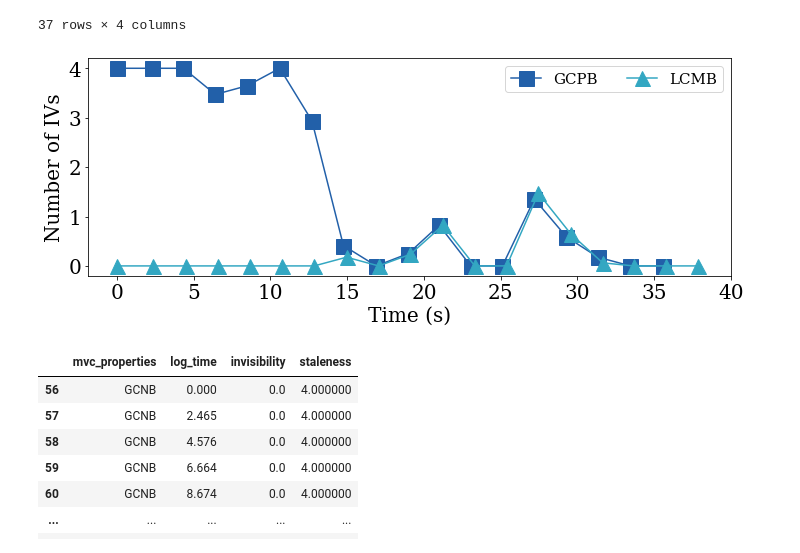
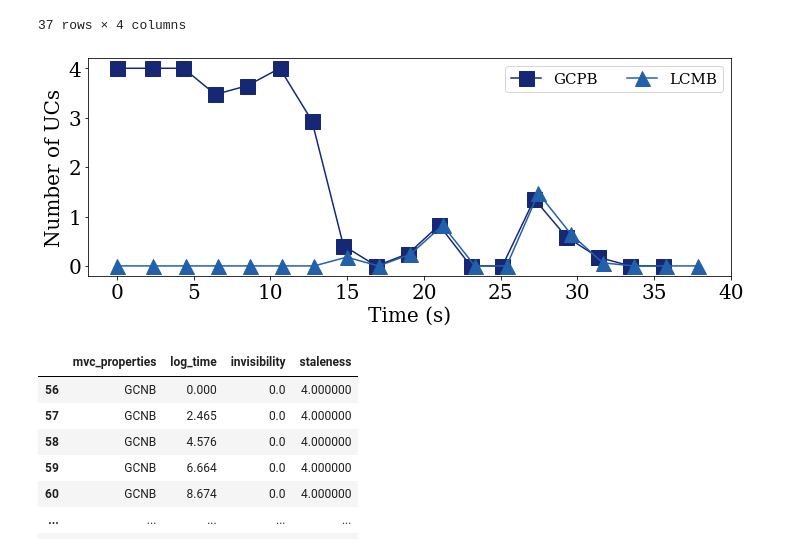
Before and after one commit to transactional-panorama/TP, a Jupyter notebook: superset/ace_driver/test_suite/notebooks/summarize_results.ipynb, the cells around one changed output. Drawn from its saved outputs; the diff is of its cells as text; code cells hidden in the pictures.

```diff
--- a/superset/ace_driver/test_suite/notebooks/summarize_results.ipynb
+++ b/superset/ace_driver/test_suite/notebooks/summarize_results.ipynb
@@ -97,11 +97,11 @@ def read_raw_data_by_dir_name(result_home, dim_one, dim_two):
 import matplotlib.cm as cm
 from matplotlib import rcParams
 GRAPH_COLOR = cm.YlGnBu
-mvc_color_dict = {"ICNB": GRAPH_COLOR(60),
-              "GCNB": GRAPH_COLOR(90),
-              "LCMB": GRAPH_COLOR(140),
-              "GCPB": GRAPH_COLOR(190),
-              "LCNB": GRAPH_COLOR(240)}
+mvc_color_dict = {"ICNB": GRAPH_COLOR(90),
+              "GCNB": GRAPH_COLOR(140),
+              "LCMB": GRAPH_COLOR(190),
+              "GCPB": GRAPH_COLOR(240),
+              "LCNB": GRAPH_COLOR(300)}
 def to_color(mvc):
     return color_dict[mvc]
 
@@ -123,7 +123,7 @@ config_name_dict = {
     vp_shift_str: "Shift Step",
     iv_str: "Invisibility (s)",
     sl_str: "Staleness (s)",
-    k_str: "Number of IVs Relaxed"
+    k_str: "Number of UCs Relaxed"
 }
 
 # mapping to the names we want to use in the plots
@@ -790,32 +835,32 @@ iv_df
 # %%
 trace_fig_size = (fig_width+2, fig_height-1)
 pdf_path = f'{notebook_home}/trace_iv.pdf'
 log_time_label = "Time (s)"
-iv_label = "Number of IVs"
+iv_label = "Number of UCs"
 sl_label = "Number of Stale Views"
 trace_marker_size = 15
 plot_line_chart(df=iv_df,
                 x_axis_header=log_time_str,
                 y_axis_header=iv_str,
                 line_label_header=mvc_str,
                 x_label=log_time_label,
                 y_label=iv_label,
                 fig_size=trace_fig_size,
                 y_tick_max=4,
                 y_tick_num=4,
                 x_tick_min=0,
                 x_tick_max=40,
                 x_tick_num=8,
                 legend_size=legend_size,
                 tick_size=x_tick_size,
                 label_size=y_label_size,
                 line_label_dict=mvc_name_dict,
                 line_label_color_dict=mvc_color_dict,
                 marker_dict=mvc_marker_dict,
                 marker_size=trace_marker_size,
                 pdf_path=pdf_path)
 # %% [output]
-[figure, old version]
+[figure, new version]
 # %%
 sl_df = new_df[(new_df[mvc_str] != 'GCPB')]
 sl_df[sl_df[mvc_str] == 'GCNB']
```
Also changed, not shown: parts of 36 cells of this notebook, 27 other files.
